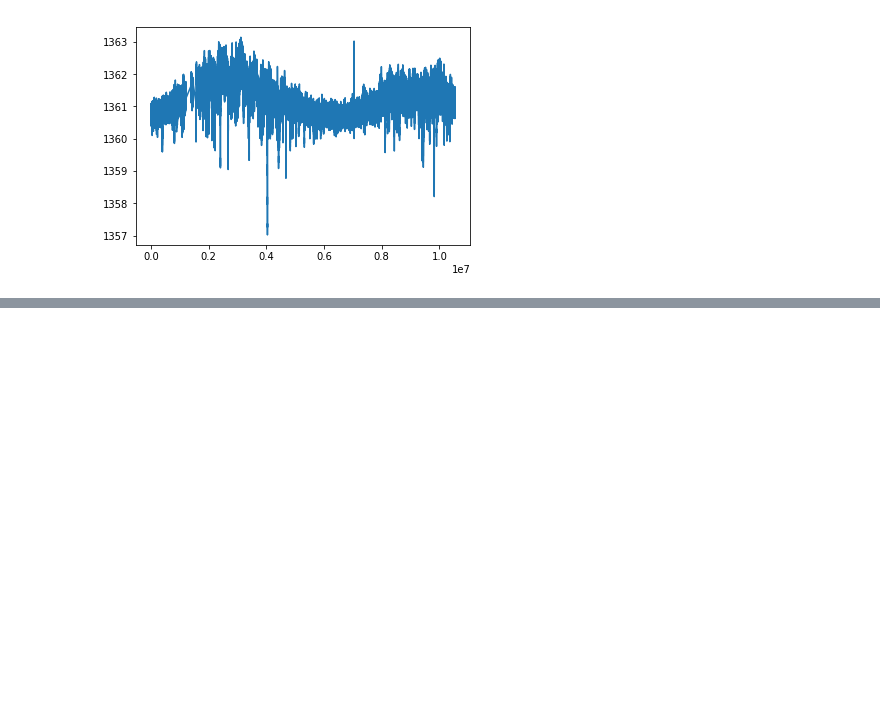
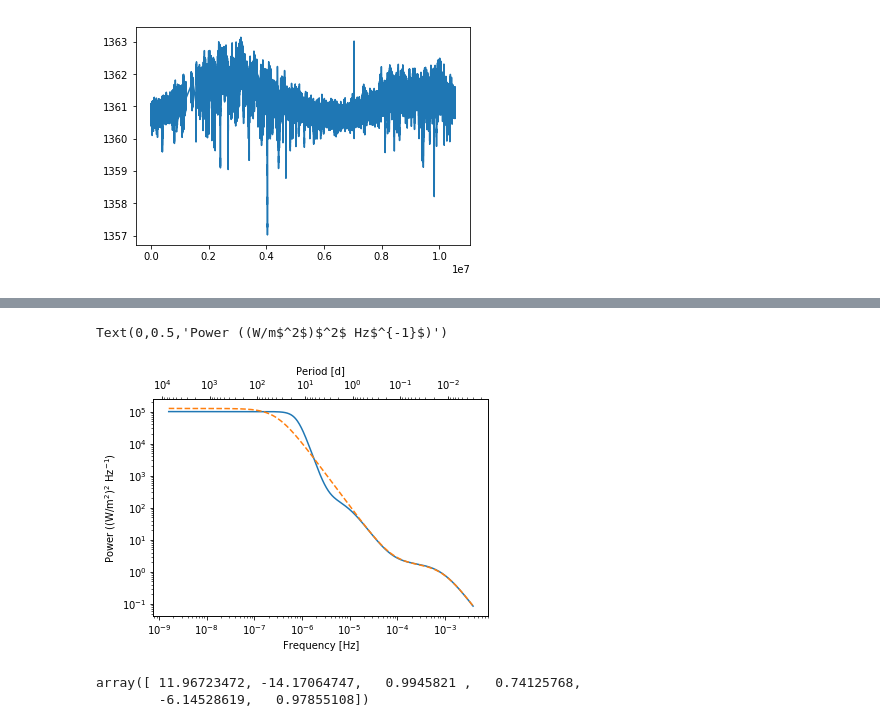
Before and after one commit to bmorris3/stash, a Jupyter notebook: examples/virgo.ipynb, the cells around one changed output, grey strips where cells are left out. Cells and saved outputs as stored; diff of their text form; code cells hidden in the pictures; blank space fills up the shorter version.

```diff
--- a/examples/virgo.ipynb
+++ b/examples/virgo.ipynb
@@ -366,0 +174,27 @@ plt.ylim([1e-4, 1e8])
+# %%
+fig, ax = plt.subplots()
+ax.loglog(x * 1e-6, model(bestp), label='VIRGO PSD')
+ax.loglog(x*1e-6, gp.kernel.get_psd(2 * np.pi * x * 1e-6), ls='--', label='celerite PSD')
+
+ax2 = ax.twiny()
+
+T_f = lambda T_c: (1/T_c) / 60 / 60 / 24
+# get left axis limits
+xmin, xmax = ax.get_xlim()
+# apply function and set transformed values to right axis limits
+ax2.set_xlim((T_f(xmin),T_f(xmax)))
+# set an invisible artist to twin axes
+# to prevent falling back to initial values on rescale events
+ax2.loglog([],[])
+ax2.set_xlabel('Period [d]')
+
+ax.set_xlabel('Frequency [Hz]')
+ax.set_ylabel('Power ((W/m$^2$)$^2$ Hz$^{-1}$)')
+# %% [output]
+Text(0,0.5,'Power ((W/m$^2$)$^2$ Hz$^{-1}$)')
+[figure, added]
+# %%
+fit1
+# %% [output]
+array([ 11.96723472, -14.17064747,   0.9945821 ,   0.74125768,
+        -6.14528619,   0.97855108])
```
Also changed, not shown: parts of 24 cells of this notebook, 2 other files.
